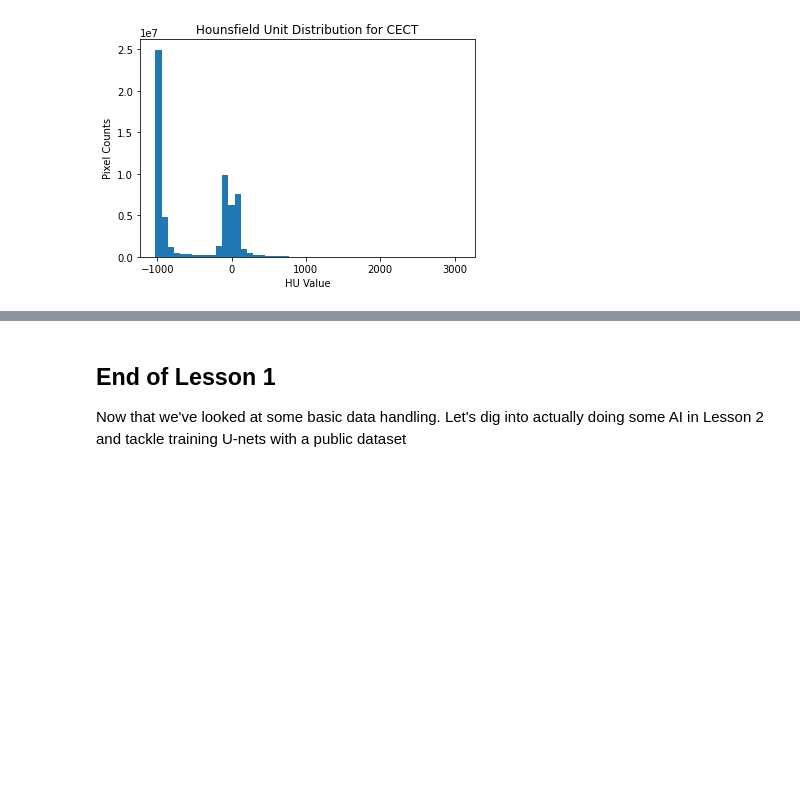
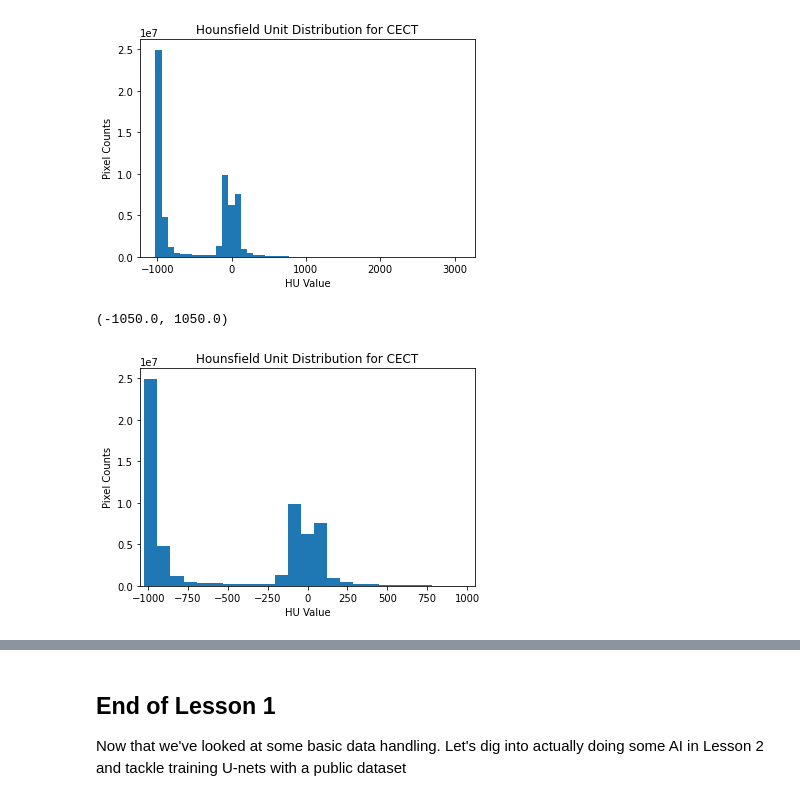
Before and after one commit to csabot3/liverAItutorial, a Jupyter notebook: Lesson1_DataBasics_Colab.ipynb, the cells around one changed output, grey strips where cells are left out. Drawn from its saved outputs; the diff is of its cells as text; code cells hidden in the pictures; blank space fills up the shorter version.

```diff
--- a/Lesson1_DataBasics_Colab.ipynb
+++ b/Lesson1_DataBasics_Colab.ipynb
@@ -268,3 +317,12 @@ plt.title('Hounsfield Unit Distribution for CECT')
 # %% [output]
 Text(0.5, 1.0, 'Hounsfield Unit Distribution for CECT')
 [figure]
+# %%
+tb, tn, tp=plt.hist(np.reshape(vol2,-1),50)
+plt.xlabel('HU Value')
+plt.ylabel('Pixel Counts')
+plt.title('Hounsfield Unit Distribution for CECT')
+plt.xlim([-1050,1050]) #Display again but with a limited x-axis range
+# %% [output]
+(-1050.0, 1050.0)
+[figure, added]
```
Also changed, not shown: parts of 15 cells of this notebook.
